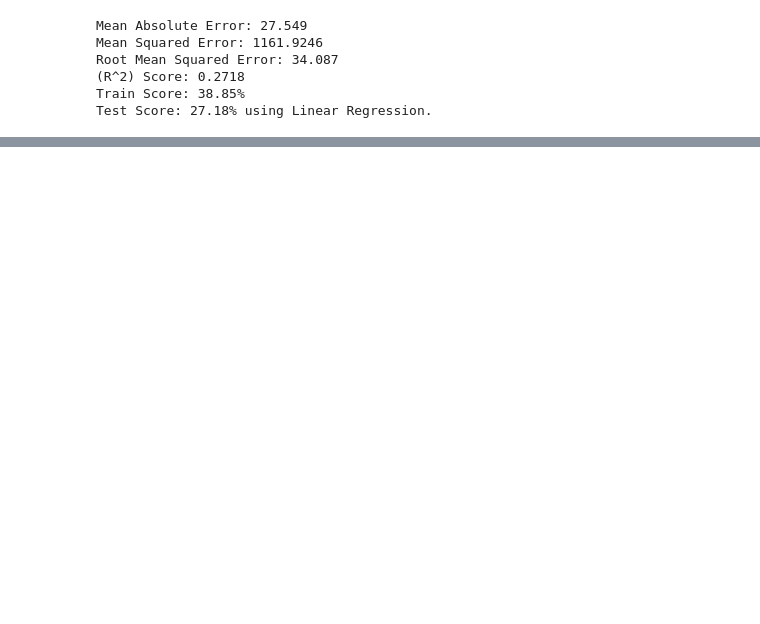
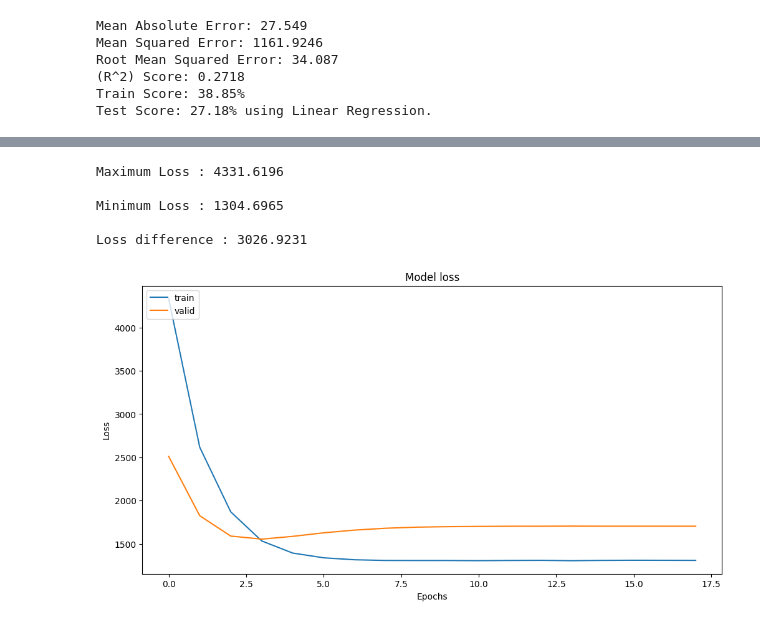
Before and after one commit to RompfRobert/Machine_Learning_and_Deep_Learning, a Jupyter notebook: Capstone-Project/rrompf_capstone.ipynb, the cells around one changed output, grey strips where cells are left out. Saved outputs shown, nothing was run; the diff lists cells and outputs as text; code cells hidden in the pictures; blank space fills up the shorter version.

```diff
--- a/Capstone-Project/rrompf_capstone.ipynb
+++ b/Capstone-Project/rrompf_capstone.ipynb
@@ -349,0 +416,17 @@ Test Score: 27.18% using Linear Regression.
+# %%
+# Compiling the RNN
+model.compile(optimizer = 'adam', loss = 'mean_squared_error')
+
+# Crate a callback for efficiency purposes
+my_callback = EarlyStopping(monitor='loss',patience=4)
+
+# Fitting the RNN to the Training set
+# history = model.fit(X_train, y_train, epochs = 100, batch_size = 32, callbacks=[my_callback])
+
+# Train the model
+history = model.fit(X_train, y_train,
+                    epochs = 100,
+                    validation_data = (X_val,y_val),
+                    batch_size = 32,
+                    shuffle = False,
+                    callbacks=[my_callback])
@@ -349,0 +451,24 @@ Test Score: 27.18% using Linear Regression.
+# %%
+# Plot the accuracy and loss
+plt.figure(figsize=(12,6))
+plt.title('Model loss')
+plt.plot(history.history['loss'])
+plt.plot(history.history['val_loss'])
+plt.ylabel('Loss')
+plt.xlabel('Epochs')
+plt.legend(['train', 'valid'], loc='upper left')
+
+max_loss = np.max(history.history['loss'])
+min_loss = np.min(history.history['loss'])
+print("Maximum Loss : {:.4f}".format(max_loss))
+print("")
+print("Minimum Loss : {:.4f}".format(min_loss))
+print("")
+print("Loss difference : {:.4f}".format((max_loss - min_loss)))
+# %% [output]
+Maximum Loss : 4331.6196
+
+Minimum Loss : 1304.6965
+
+Loss difference : 3026.9231
+[figure, added]
```
Also changed, not shown: parts of 23 cells of this notebook, 1 other file.
